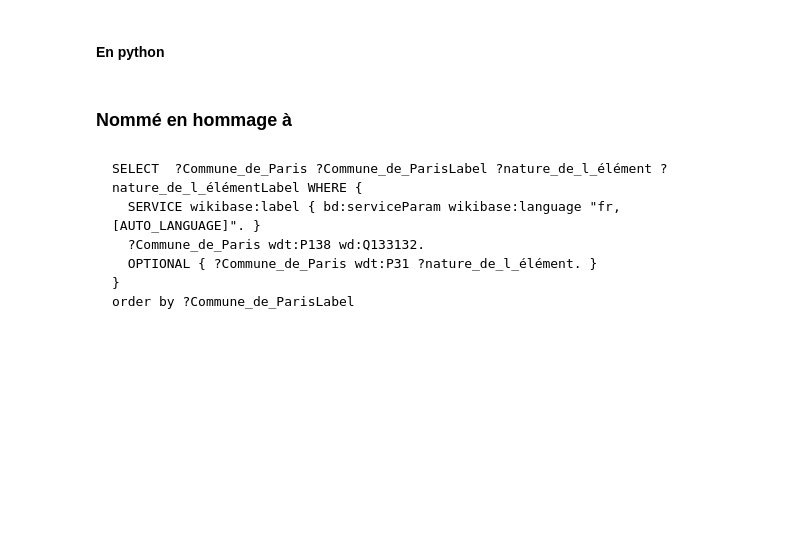
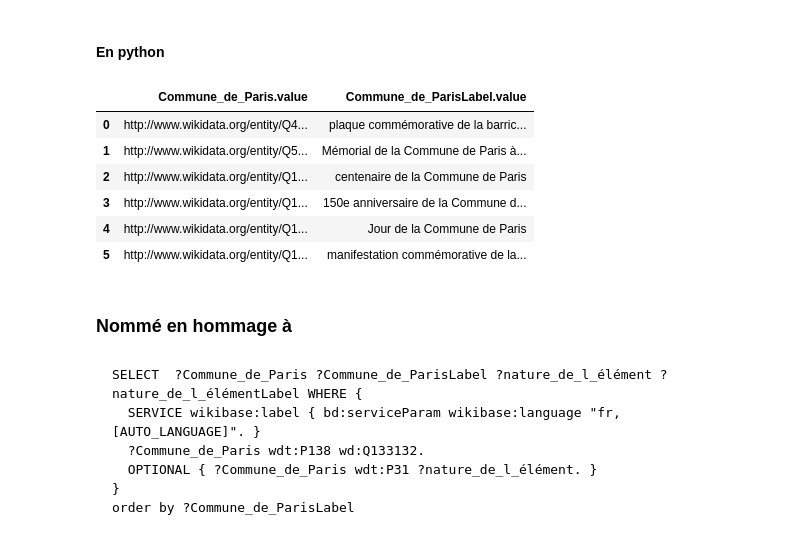
Before and after one commit to silanoc/commune_dans_wikidata, a Jupyter notebook: 7_Média_sur_la_Commune.ipynb, the cells around one changed output. Drawn from its saved outputs; the diff is of its cells as text; code cells hidden in the pictures; blank space fills up the shorter version.

```diff
--- a/7_Média_sur_la_Commune.ipynb
+++ b/7_Média_sur_la_Commune.ipynb
@@ -210,11 +255,19 @@ query = """SELECT ?Commune_de_Paris ?Commune_de_ParisLabel WHERE {
   ?Commune_de_Paris wdt:P547 wd:Q133132.
 }
 """
-#extraction_communard = Extraction_wikidata(endpoint_url, query)
-#df_tout_ce_qui_commemore = extraction_communard.extraire_et_df()
+extraction_communard = Extraction_wikidata(endpoint_url, query)
+df_tout_ce_qui_commemore = extraction_communard.extraire_et_df()
 # %%
-#df_tout_ce_qui_commemore = df_tout_ce_qui_commemore.loc[:,['Commune_de_Paris.value', 'Commune_de_ParisLabel.value']]
-#HTML(df_tout_ce_qui_commemore.to_html())
+df_tout_ce_qui_commemore = df_tout_ce_qui_commemore.loc[:,['Commune_de_Paris.value', 'Commune_de_ParisLabel.value']]
+HTML(df_tout_ce_qui_commemore.to_html())
+# %% [output]
+|  | Commune_de_Paris.value | Commune_de_ParisLabel.value |
+| 0 | http://www.wikidata.org/entity/Q4... | plaque commémorative de la barric... |
+| 1 | http://www.wikidata.org/entity/Q5... | Mémorial de la Commune de Paris à... |
+| 2 | http://www.wikidata.org/entity/Q1... | centenaire de la Commune de Paris |
+| 3 | http://www.wikidata.org/entity/Q1... | 150e anniversaire de la Commune d... |
+| 4 | http://www.wikidata.org/entity/Q1... | Jour de la Commune de Paris |
+| 5 | http://www.wikidata.org/entity/Q1... | manifestation commémorative de la... |
 # %% [markdown]
 ### Nommé en hommage à
 # %% [markdown]
```
Also changed, not shown: parts of 12 cells of this notebook, 19 other files.
